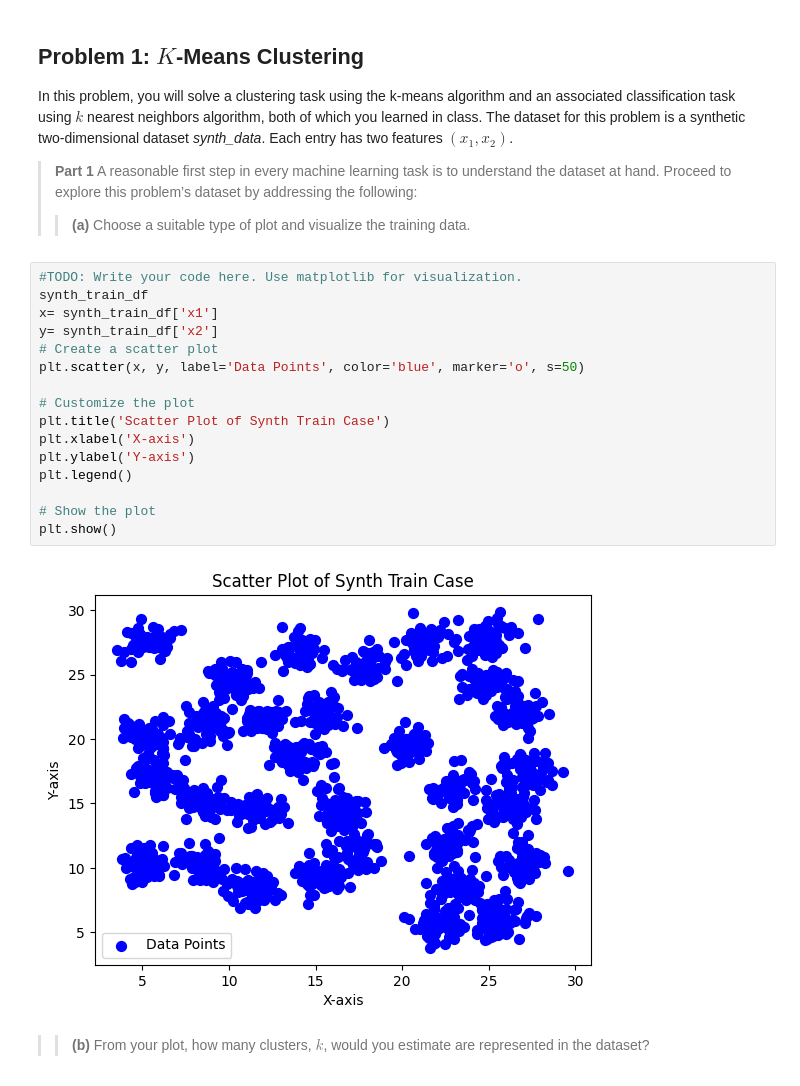
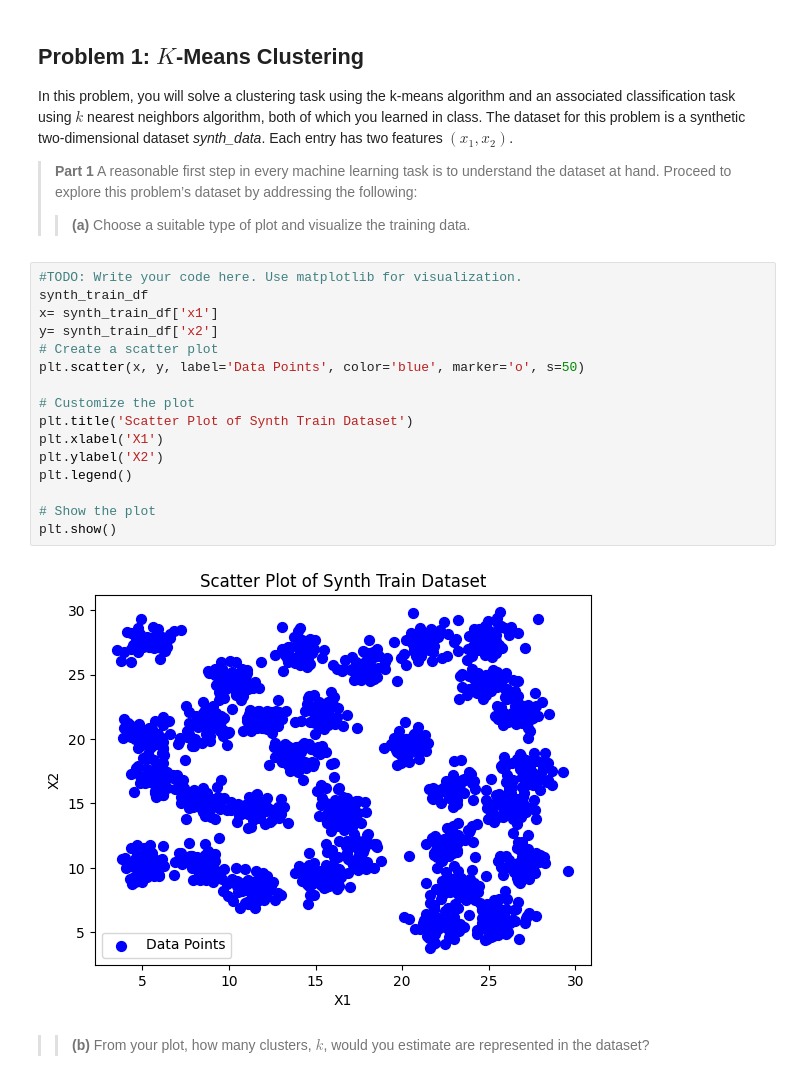
Before and after one commit to ebunalabiTH/assignment_2_Fall2023-ebunolwua-alabi, a Jupyter notebook: EA_assignment_2_Fall2023.ipynb, the cells around one changed output. Cells and saved outputs as stored; diff of their text form.

```diff
--- a/EA_assignment_2_Fall2023.ipynb
+++ b/EA_assignment_2_Fall2023.ipynb
@@ -113,21 +113,21 @@ task using the k-means algorithm and an associated classification task using $k$
 # %%
 #TODO: Write your code here. Use matplotlib for visualization.
 synth_train_df
 x= synth_train_df['x1']
 y= synth_train_df['x2']
 # Create a scatter plot
 plt.scatter(x, y, label='Data Points', color='blue', marker='o', s=50)
 
 # Customize the plot
-plt.title('Scatter Plot of Synth Train Case')
-plt.xlabel('X-axis')
-plt.ylabel('Y-axis')
+plt.title('Scatter Plot of Synth Train Dataset')
+plt.xlabel('X1')
+plt.ylabel('X2')
 plt.legend()
 
 # Show the plot
 plt.show()
 # %% [output]
-[figure, old version]
+[figure, new version]
 # %% [markdown]
 >> **(b)** From your plot, how many clusters, $k$, would you estimate are represented in the dataset?
 # %% [markdown]
```
Also changed, not shown: parts of 11 cells of this notebook.
